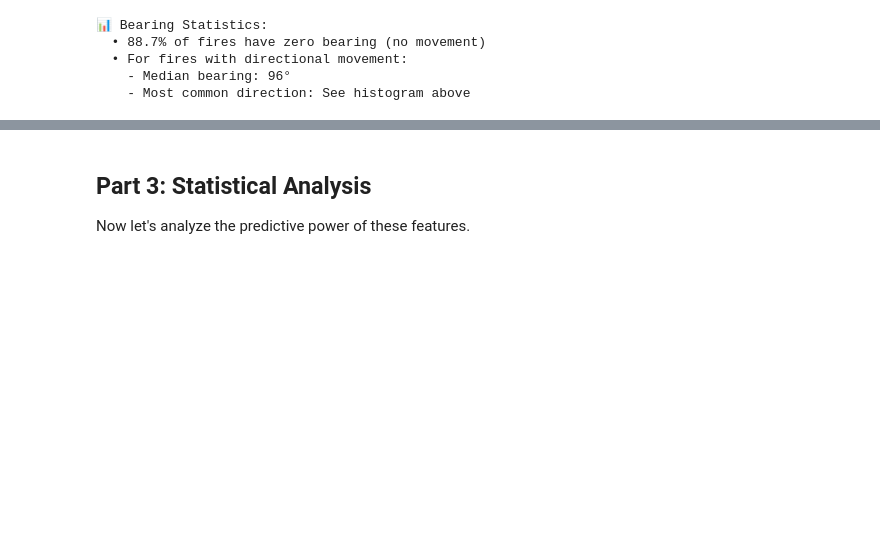
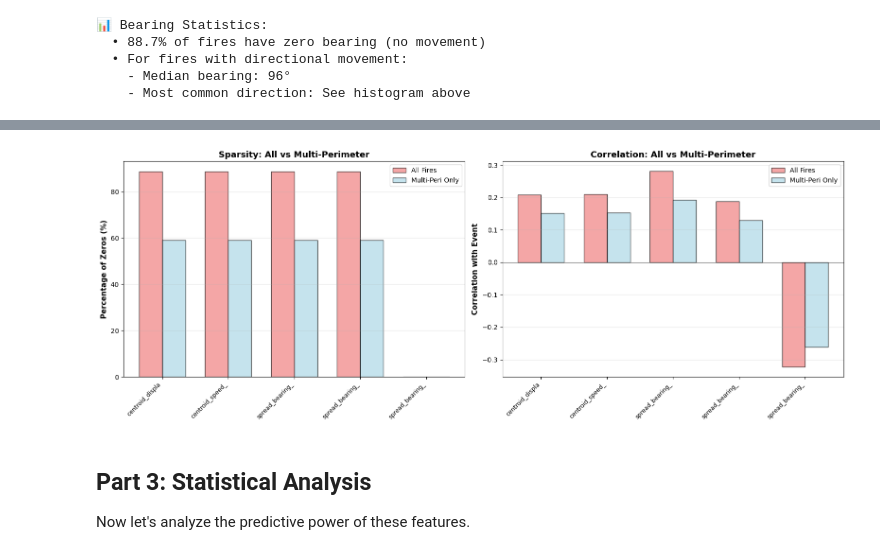
Before and after one commit to kaylenegell/WIDS-Datathon-2026, a Jupyter notebook: kaylee-eda/feature-categories/centroid-kinematics/centroid_kinematics_analysis.ipynb, the cells around one changed output, grey strips where cells are left out. Saved outputs shown, nothing was run; the diff lists cells and outputs as text; code cells hidden in the pictures; blank space fills up the shorter version.

```diff
--- a/kaylee-eda/feature-categories/centroid-kinematics/centroid_kinematics_analysis.ipynb
+++ b/kaylee-eda/feature-categories/centroid-kinematics/centroid_kinematics_analysis.ipynb
@@ -363,0 +467,89 @@ if len(bearing_data) > 0:
+# %%
+# Filter to multi-perimeter fires
+multi_peri = train[train['num_perimeters_0_5h'] > 1].copy()
+
+print("="*80)
+print(f"ANALYSIS: FIRES WITH 2+ PERIMETER OBSERVATIONS")
+print("="*80)
+print(f"\nSample size: {len(multi_peri)} fires ({len(multi_peri)/len(train)*100:.1f}% of total)\n")
+
+# Recalculate statistics
+centroid_features_analysis = [
+    'centroid_displacement_m',
+    'centroid_speed_m_per_h',
+    'spread_bearing_deg',
+    'spread_bearing_sin',
+    'spread_bearing_cos'
+]
+
+# Statistics for multi-perimeter only
+stats_multi = pd.DataFrame({
+    'feature': centroid_features_analysis,
+    'mean_multi': [multi_peri[f].mean() for f in centroid_features_analysis],
+    'median_multi': [multi_peri[f].median() for f in centroid_features_analysis],
+    'zeros_pct_multi': [(multi_peri[f]==0).mean()*100 for f in centroid_features_analysis],
+    'corr_multi': [multi_peri[f].corr(multi_peri['event']) for f in centroid_features_analysis]
+})
+
+# Statistics for all fires (for comparison)
+stats_all = pd.DataFrame({
+    'feature': centroid_features_analysis,
+    'zeros_pct_all': [(train[f]==0).mean()*100 for f in centroid_features_analysis],
+    'corr_all': [train[f].corr(train['event']) for f in centroid_features_analysis]
+})
+
+# Merge for comparison
+comparison = stats_multi.merge(stats_all, on='feature')
+comparison = comparison[['feature', 'zeros_pct_all', 'zeros_pct_multi',
+                        'corr_all', 'corr_multi']]
+
+print("COMPARISON: All Fires vs Multi-Perimeter Only")
+print("="*80)
+display(comparison)
+
+print(f"\n💡 KEY CHANGES:")
+for idx, row in comparison.iterrows():
+    feat = row['feature']
+    zero_drop = row['zeros_pct_all'] - row['zeros_pct_multi']
+    corr_change = row['corr_multi'] - row['corr_all']
+
+    if zero_drop > 10:
+        print(f"\n{feat}:")
+        print(f"  • Zeros drop: {row['zeros_pct_all']:.1f}% → {row['zeros_pct_multi']:.1f}% (Δ {zero_drop:.1f}%)")
+        print(f"  • Correlation: {row['corr_all']:.3f} → {row['corr_multi']:.3f} (Δ {corr_change:+.3f})")
+
+# Visualize the difference
+fig, axes = plt.subplots(1, 2, figsize=(16, 6))
+
+# Left: Zero percentage comparison
+ax = axes[0]
+x = np.arange(len(comparison))
+width = 0.35
+ax.bar(x - width/2, comparison['zeros_pct_all'], width,
+       label='All Fires', color='lightcoral', edgecolor='black', alpha=0.7)
+ax.bar(x + width/2, comparison['zeros_pct_multi'], width,
+       label='Multi-Peri Only', color='lightblue', edgecolor='black', alpha=0.7)
+ax.set_ylabel('Percentage of Zeros (%)', fontsize=11, fontweight='bold')
+ax.set_title('Sparsity: All vs Multi-Perimeter', fontsize=13, fontweight='bold')
+ax.set_xticks(x)
+ax.set_xticklabels([f[:15] for f in comparison['feature']], rotation=45, ha='right', fontsize=9)
+ax.legend()
+ax.grid(alpha=0.3, axis='y')
+
+# Right: Correlation comparison
+ax = axes[1]
+ax.bar(x - width/2, comparison['corr_all'], width,
+       label='All Fires', color='lightcoral', edgecolor='black', alpha=0.7)
+ax.bar(x + width/2, comparison['corr_multi'], width,
+       label='Multi-Peri Only', color='lightblue', edgecolor='black', alpha=0.7)
+ax.set_ylabel('Correlation with Event', fontsize=11, fontweight='bold')
+ax.set_title('Correlation: All vs Multi-Perimeter', fontsize=13, fontweight='bold')
+ax.set_xticks(x)
+ax.set_xticklabels([f[:15] for f in comparison['feature']], rotation=45, ha='right', fontsize=9)
+ax.axhline(0, color='black', linewidth=0.5)
+ax.legend()
+ax.grid(alpha=0.3, axis='y')
+
+plt.tight_layout()
+plt.show()
+# %% [output]
@@ -364,3 +587,4 @@ if len(bearing_data) > 0:
+[figure, added]
 # %% [markdown]
 ## Part 3: Statistical Analysis
 
```
Also changed, not shown: parts of 12 cells of this notebook, 1 other file.
